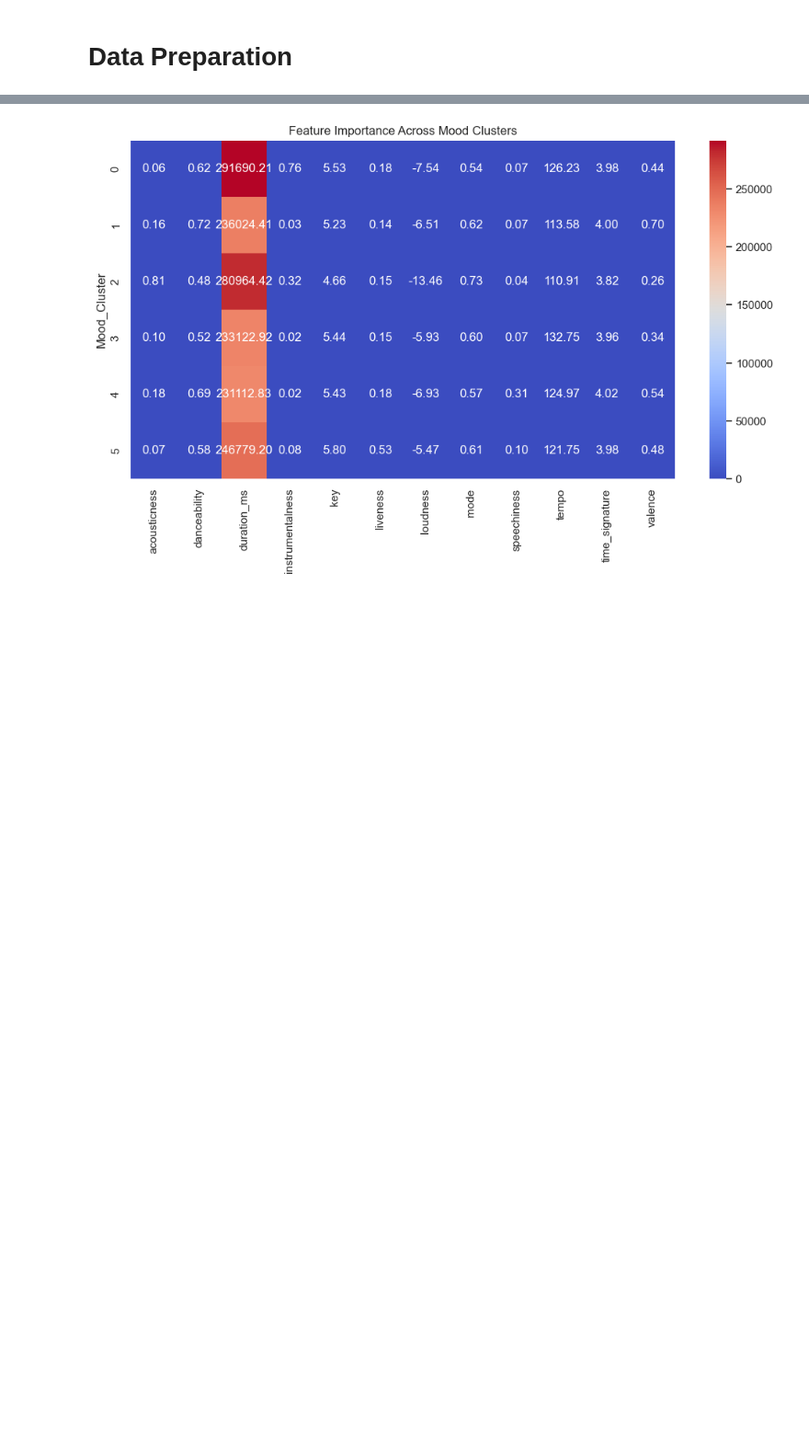
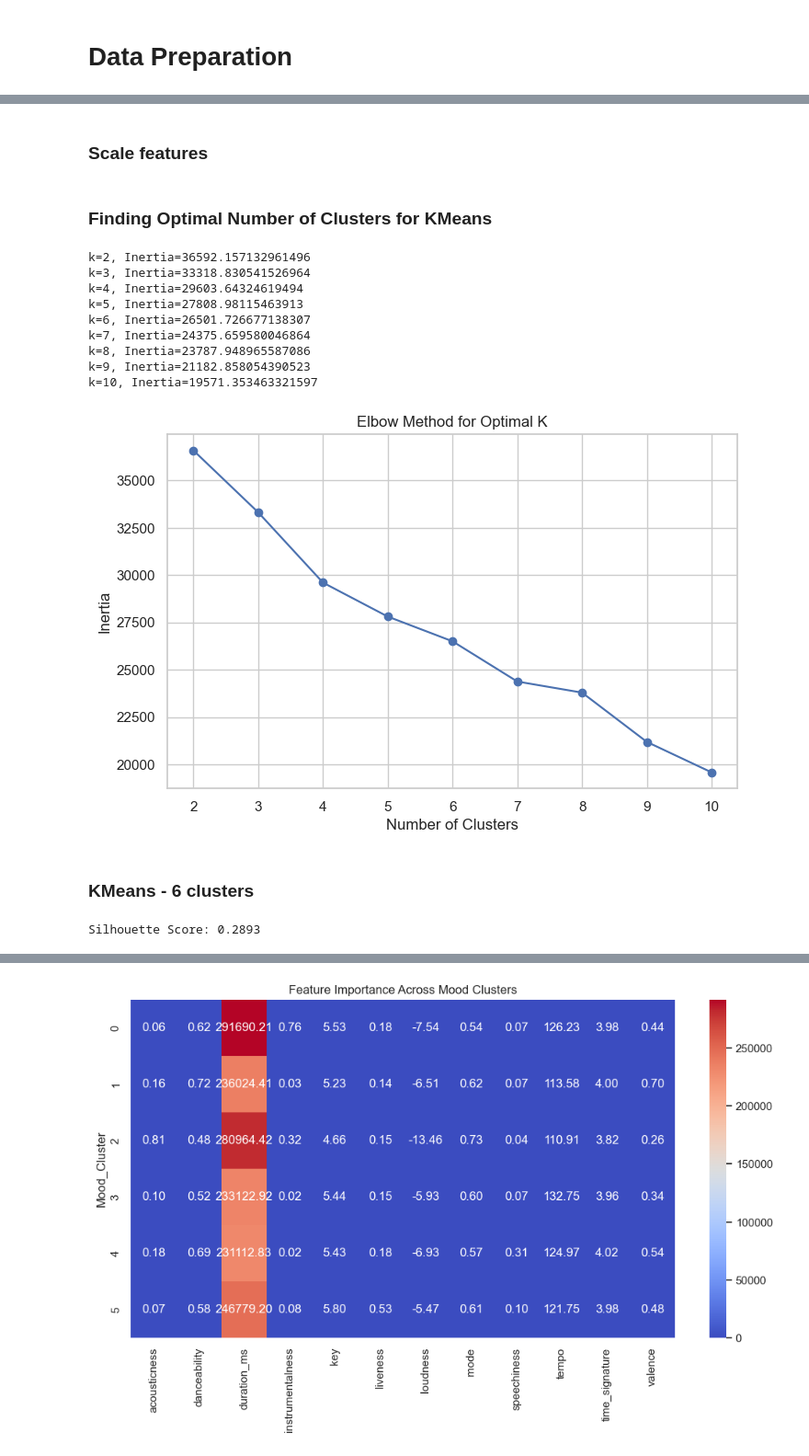
Before and after one commit to hannahdallas/captstone, a Jupyter notebook: notebook.ipynb, the cells around one changed output, grey strips where cells are left out. Shown at 92% size. Cells and saved outputs as stored; diff of their text form; code cells hidden in the pictures; blank space fills up the shorter version.

Commit message:
Tried pca to improve clusters

```diff
--- a/notebook.ipynb
+++ b/notebook.ipynb
@@ -215,0 +207,2 @@ df.shape
+# %%
+df = df[~df["genre"].str.strip().str.lower().eq("unknown")]
@@ -316,17 +303,0 @@ df_final.dropna(inplace=True)
-# %%
-# Determine optimal number of clusters using Elbow method
-inertia = []
-k_range = range(2, 11)
-for k in k_range:
-    kmeans = KMeans(n_clusters=k, random_state=42, n_init='auto', algorithm='elkan')
-    kmeans.fit(df_pca)
-    inertia.append(kmeans.inertia_)
-    print(f'k={k}, Inertia={kmeans.inertia_}')  # Print inertia values
-
-# Plot Elbow Method
-plt.figure(figsize=(8, 5))
-plt.plot(k_range, inertia, marker='o')
-plt.title('Elbow Method for Optimal K')
-plt.xlabel('Number of Clusters')
-plt.ylabel('Inertia')
-plt.show()
@@ -348,9 +303,0 @@ The best choice seems to 6 or 7 clusters. Since our goal is to have many, refine
-# %%
-# Set optimal k
-optimal_k = 7
-
-# Train final KMeans model
-kmeans = KMeans(n_clusters=optimal_k, random_state=42, n_init='auto', algorithm='elkan')
-
-# Assign clusters
-df["Mood_Cluster"] = kmeans.fit_predict(df_scaled)
@@ -502,0 +304,2 @@ plt.show()
+# %% [markdown]
+### Scale features
@@ -502,0 +316,32 @@ plt.show()
+# %% [markdown]
+### Finding Optimal Number of Clusters for KMeans
+# %%
+# Determine optimal number of clusters using Elbow method
+inertia = []
+k_range = range(2, 11)
+for k in k_range:
+    kmeans = KMeans(n_clusters=k, random_state=42, n_init='auto', algorithm='elkan')
+    kmeans.fit(df_scaled)
+    inertia.append(kmeans.inertia_)
+    print(f'k={k}, Inertia={kmeans.inertia_}')  # Print inertia values
+
+# Plot Elbow Method
+plt.figure(figsize=(8, 5))
+plt.plot(k_range, inertia, marker='o')
+plt.title('Elbow Method for Optimal K')
+plt.xlabel('Number of Clusters')
+plt.ylabel('Inertia')
+plt.show()
+# %% [output]
+k=2, Inertia=36592.157132961496
+k=3, Inertia=33318.830541526964
+k=4, Inertia=29603.64324619494
+k=5, Inertia=27808.98115463913
+k=6, Inertia=26501.726677138307
+k=7, Inertia=24375.659580046864
+k=8, Inertia=23787.948965587086
+k=9, Inertia=21182.858054390523
+k=10, Inertia=19571.353463321597
+[figure, added]
+# %% [markdown]
+### KMeans - 6 clusters
@@ -502,0 +355,6 @@ plt.show()
+# %%
+# Evaluate clusters using Silhouette Score
+silhouette_avg = silhouette_score(df_scaled, df_encoded["Mood_Cluster"])
+print(f"Silhouette Score: {silhouette_avg:.4f}")
+# %% [output]
+Silhouette Score: 0.2893
```
Also changed, not shown: parts of 91 cells of this notebook.
